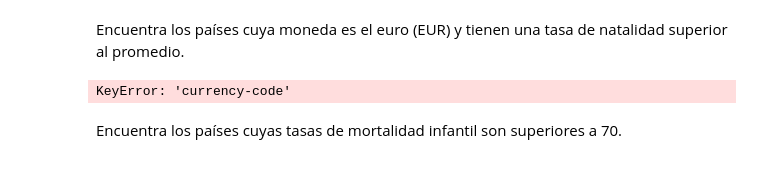
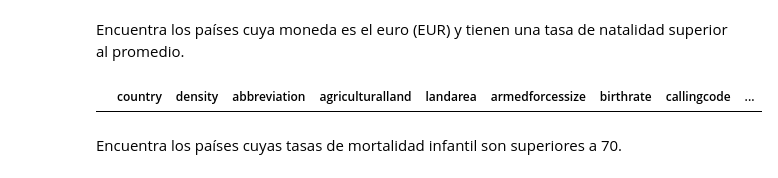
Before and after one commit to Dondiz/PromoG-Modulo3-Sprint1-Pair-Patricia_Nerea, a Jupyter notebook: pair_uniondatos.ipynb, the cells around one changed output. Cells and saved outputs as stored; diff of their text form; code cells hidden in the pictures.

```diff
--- a/pair_uniondatos.ipynb
+++ b/pair_uniondatos.ipynb
@@ -354,11 +354,15 @@ fertilidad
 | 160 | Somalia | 25 | SO | 70.30 | 637,657 | 20,000 | 41.75 | 252.0 | ... |
 # %% [markdown]
 Encuentra los países cuya moneda es el euro (EUR) y tienen una tasa de natalidad superior al promedio.
-# %%
-tasa_natalidad_prom = df_limpio["birthrate"].mean
-agrupado = df_limpio["currency-code"].groupby("currency-code")
-# %% [output]
-KeyError: 'currency-code'
+# %%
+def natalidad_eur(df):
+    promedio = [df["birthrate"].mean()]
+    eur = df["currency-code"]== "EUR"
+    return df[df["country"].isin(promedio) & eur]
+# %%
+natalidad_eur(df_limpio)
+# %% [output]
+|  | country | density | abbreviation | agriculturalland | landarea | armedforcessize | birthrate | callingcode | ... |
 # %% [markdown]
 
 Encuentra los países cuyas tasas de mortalidad infantil son superiores a 70.
```
Also changed, not shown: 2 other files.
